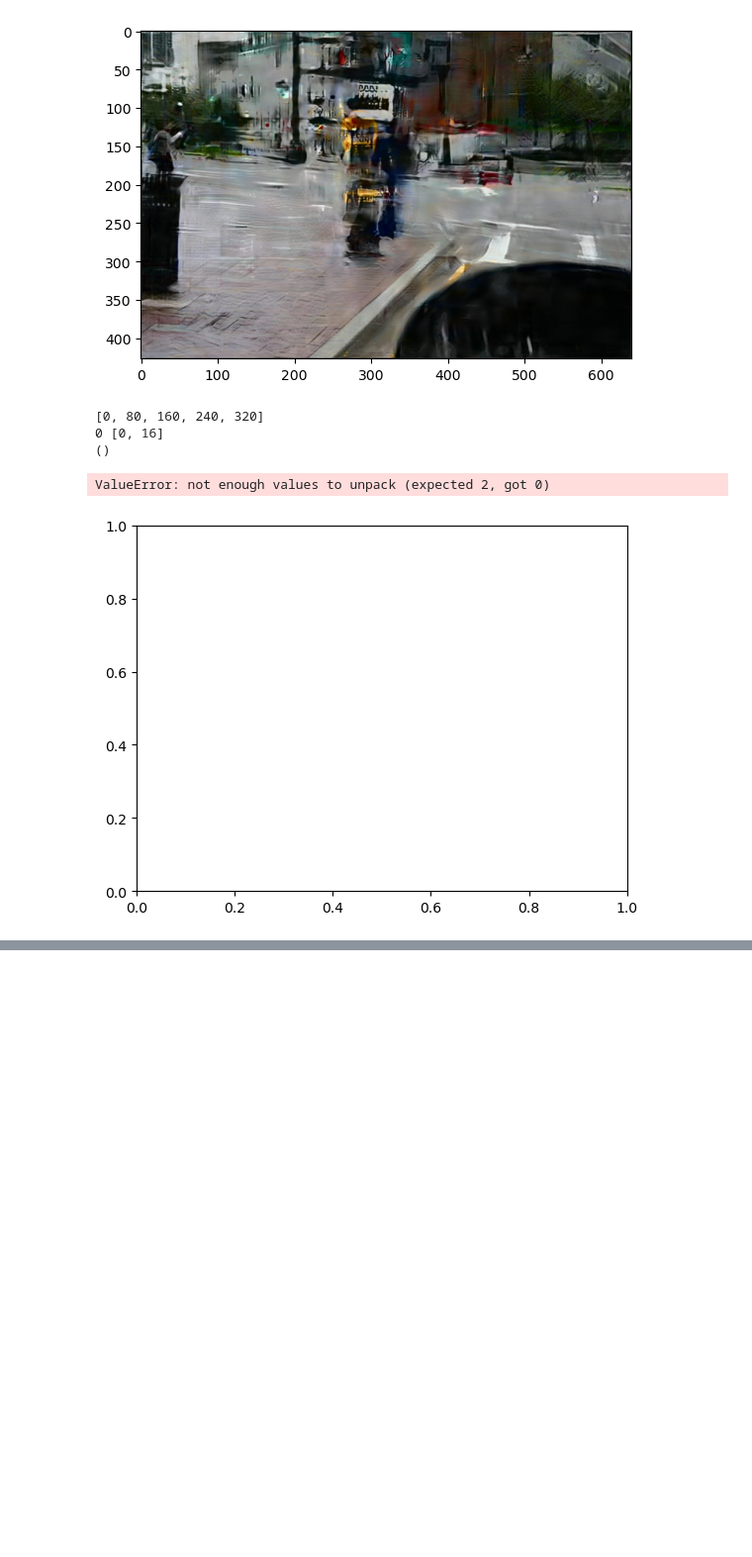
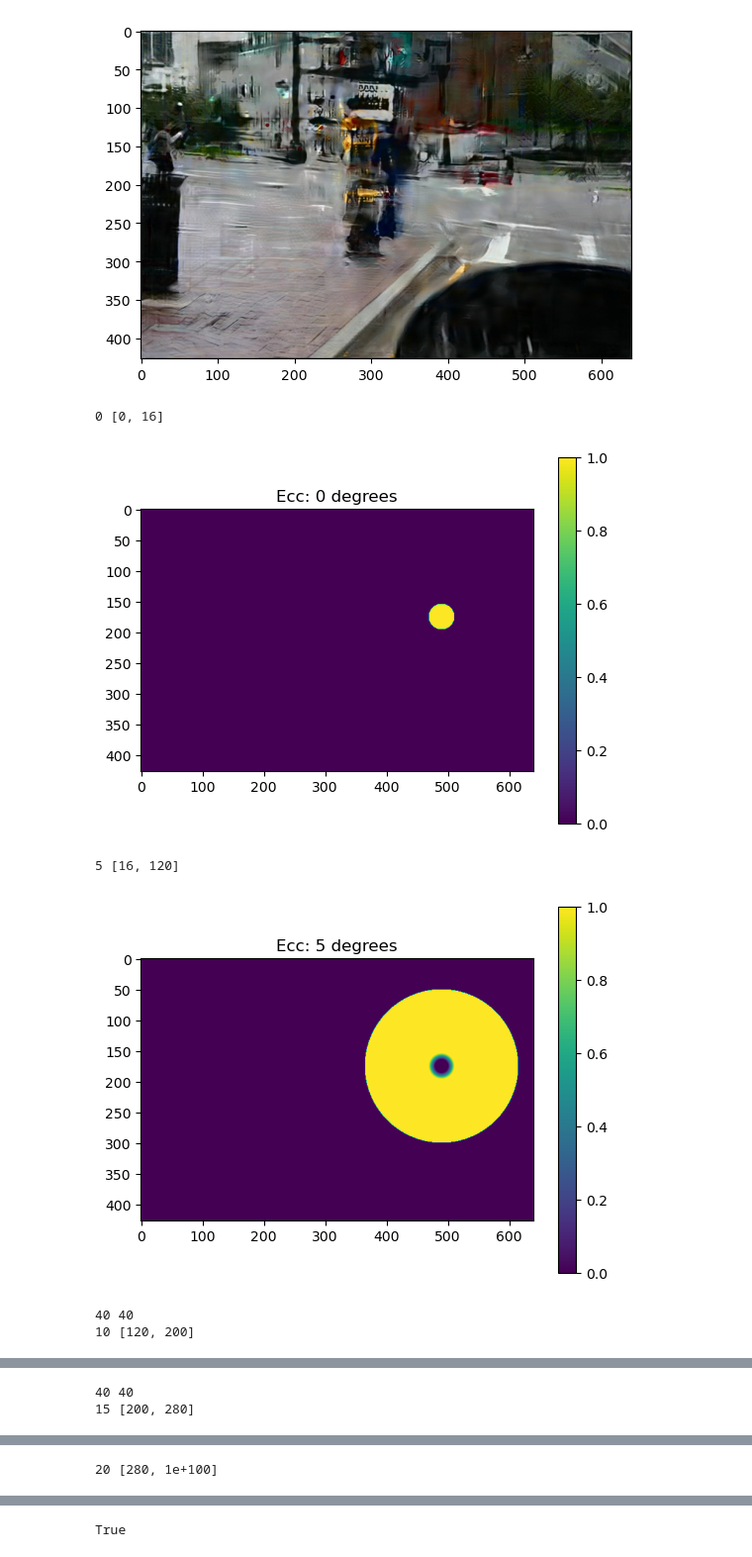
Before and after one commit to RosenholtzLab/CCP_CSHL, a Jupyter notebook: StitchPseudofoveated.ipynb, the cells around one changed output, grey strips where cells are left out. Shown at 99% size. Cells and saved outputs as stored; diff of their text form; code cells hidden in the pictures; blank space fills up the shorter version.

Commit message:
demo image example

```diff
--- a/StitchPseudofoveated.ipynb
+++ b/StitchPseudofoveated.ipynb
@@ -20,10 +20,10 @@ def readin_imglist(imgnum, eccs = [0,5,10,15,20],filepath='./COCO_Periph'):
     imglist = []
     for e in eccs:
         if(e==0):
-            impath = os.path.join(filepath,f'ecc{e*16}',f'{imgnum.zfill(12)}.jpg')
-        #   impath = os.path.join(filepath,'originals',f'{imgnum.zfill(12)}.jpg')
+            impath = os.path.join(filepath,f'{imgnum.zfill(12)}.jpg')
+            #impath = os.path.join(filepath,'originals',f'{imgnum.zfill(12)}.jpg')
         else:
-            impath = os.path.join(filepath,f'ecc{e*16}',f'mongrel_{imgnum.zfill(12)}_ecc_{e*16}_0.jpg')
+            impath = os.path.join(filepath,f'mongrel_{imgnum.zfill(12)}_ecc_{e*16}_0.jpg')
             #impath = os.path.join(filepath,f'ecc{e}',f'{imgnum.zfill(12)}.jpg')
 
         print(impath)
@@ -31,5 +31,5 @@ def readin_imglist(imgnum, eccs = [0,5,10,15,20],filepath='./COCO_Periph'):
         imglist.append(im)
     return(imglist)
 
-uniform_imgs = readin_imglist('11197',filepath='../COCO_Periph_CSHL_Demo/experiment_stimuli/')
+uniform_imgs = readin_imglist('11197',filepath='./demo_img/')
 # %% [output]
@@ -58,7 +58,7 @@ def stitch_image(uniform_imlist, fixation, deglist=[0,5,10,15,20], ppd=16, blend
     Parameters:
         uniform_imlist (list of numpy arrays): list of uniform foveated images to be stitched, starting from 0 degrees to furthest
             *Note*: All images in imlist must be the same size, and should start with an original image, then uniform transforms.
-        fixation (tuple): (x,y) fixation location specified in pixels
+        fixation (tuple): (x,y) fixation location specified in pixels (dist from left, dist from top)
         deglist (list of floats or ints): list of eccentricities represented by each image in imlist.
             *Note*: imlist and deglist must be the same length, and start with zero and increase.
         ppd (int): how many pixels subtend 1 degree viewing angle? (This is calculated by viewing distance, and COCO-Periph uses 16ppd)
@@ -74,13 +74,15 @@ def stitch_image(uniform_imlist, fixation, deglist=[0,5,10,15,20], ppd=16, blend
     fovea_size = ppd
     #convert degree list to pixel radius from center
     pixel_list = [ppd * d for d in deglist]
-    print(pixel_list)
+    #print(pixel_list)
 
-    #calcualte radius from fixation location
+    #calcualte indices for each pixel
     fx_x, fx_y = fixation
-    imsize_x, imsize_y, _ = np.shape(uniform_imlist[0])
-    normalized = ((imsize_x-fx_x),(imsize_y-fx_y))
-    r = np.hypot(normalized[0], normalized[1])
+    #print(np.shape(uniform_imlist[0]))
+    img_shape_y, img_shape_x, _ = np.shape(uniform_imlist[0])
+    y, x = np.indices([img_shape_y, img_shape_x])
+    #print(y)
+    #print(x)
 
     #fill whole image with furthest eccentricity
     pseudo_im = uniform_imlist[-1]
@@ -101,58 +103,68 @@ def stitch_image(uniform_imlist, fixation, deglist=[0,5,10,15,20], ppd=16, blend
                 # We've seeded the pseudo_im with this image already, so don't need to do this, but do it for completeness.
                 ecc_offset_below = (pixel_list[i] - pixel_list[i-1])//2 #this is the offset_above from the last loop
                 #our range in pixels for this eccentricity is centered at this pixel eccentricity, and halfway above and below to the neighboring ecc.
-                ecc_range = [pixel_list[i]-ecc_offset_below,pixel_list[i]]
+                ecc_range = [pixel_list[i]-ecc_offset_below,1e100]
             #all others blend bidirectionally.
             else:
                 #here we need the offset both above and below
                 ecc_offset_above = (pixel_list[i+1] - pixel_list[i])//2
                 ecc_offset_below = (pixel_list[i] - pixel_list[i-1])//2 #this is the offset_above from the last loop
                 #our range in pixels for this eccentricity is centered at this pixel eccentricity, and halfway above and below to the neighboring ecc.
                 ecc_range = [pixel_list[i]-ecc_offset_below,pixel_list[i]+ecc_offset_above]
                 print(ecc_offset_below, ecc_offset_above)
         print(ecc, ecc_range)
 
         #Now that we've specified the range, create a mask for a ring/doughnut at this eccentricity (plus the blending region)
+        normalized = ((x-fx_x),(y-fx_y)) #distance from fixation
+        r = np.hypot(normalized[0], normalized[1])
         ecc_mask = np.where((r>=ecc_range[0]) & (r<ecc_range[1]+blend_radius),1., 0.).astype(np.float32)
-        print(ecc_mask.shape)
-        plt.pcolormesh(ecc_mask)
-        plt.show()
+        #print(ecc_mask.shape)
+        # plt.pcolormesh(ecc_mask)
+        # plt.show()
 
         #gaussian blending to remove sharp edges
         # if(i>0):
         #     start_blend_r = ecc_range[0]-blend_radius
         #     end_blend_r = ecc_range[0]+blend_radius
         #     #     #mask must extend lower for linear blend
         #     ecc_mask = np.where((r>=start_blend_r) & (r<ecc_range[1]+blend_radius),1.,0.).astype(np.float32)
         #     ecc_mask = np.where((r>=start_blend_r) & (r<end_blend_r),(r-start_blend_r)/(end_blend_r-start_blend_r),ecc_mask)
 
+        if(i>0):
+            start_blend_r = ecc_range[0]-blend_radius
+            end_blend_r = ecc_range[0]+blend_radius
+            #mask must extend lower for linear blend
+            ecc_mask = np.where((r>=start_blend_r) & (r<ecc_range[1]+blend_radius),1.,0.).astype(np.float32)
+            ecc_mask = np.where((r>=start_blend_r) & (r<end_blend_r),(r-start_blend_r)/(end_blend_r-start_blend_r),ecc_mask)
+
+        #create masks
         ecc_mask_3d = np.concatenate((ecc_mask[:,:,None],ecc_mask[:,:,None],ecc_mask[:,:,None]),2)
-
         invert_mask = 1.0-ecc_mask_3d
 
+        #optional plotting of masks
         plt.imshow(ecc_mask_3d[:,:,0])
         plt.colorbar()
+        plt.title(f'Ecc: {ecc} degrees')
+        plt.savefig(f'./mask_ecc_{ecc}.png')
+
         plt.show()
-        plt.imshow(invert_mask[:,:,0])
-        plt.colorbar()
-        plt.show()
+        # plt.imshow(invert_mask[:,:,0])
+        # plt.colorbar()
+        # plt.show()
 
+        pseudo_im = np.uint8(ecc_mask_3d * uniform_imlist[i] + invert_mask * pseudo_im)
 
-
-        # #for eccentricities other than zero, use the mask at this eccentricity and add it to the final foveatd image.
-#plt.imshow(ecc_mask_3d[:,:,0])
-                    #plt.colorbar()
-                    #plt.show()
-                    #plt.imshow(invert_mask[:,:,0])
-                    #plt.colorbar()
-                    #plt.show()
-        # pseudo_im = np.uint8(ecc_mask_3d * unif_mong_list[i] + invert_mask * pseudo_im)
     return(pseudo_im)
 
-stitched_image = stitch_image(uniform_imgs, (50,50))
+stitched_image = stitch_image(uniform_imgs, (490,175))
+plt.imshow(stitched_image)
+
+stitched_image_cv2 = cv2.cvtColor(stitched_image, cv2.COLOR_RGB2BGR)
+cv2.imwrite('./stitched_image.png',stitched_image_cv2)
 # %% [output]
-[0, 80, 160, 240, 320]
 0 [0, 16]
-()
+[figure, new version]
-ValueError: not enough values to unpack (expected 2, got 0)
+5 [16, 120]
-[figure, old version]
+[figure, added]
+40 40
+10 [120, 200]
@@ -158,0 +172,2 @@ ValueError: not enough values to unpack (expected 2, got 0)
+40 40
+15 [200, 280]
@@ -158,0 +175 @@ ValueError: not enough values to unpack (expected 2, got 0)
+20 [280, 1e+100]
@@ -158,0 +177 @@ ValueError: not enough values to unpack (expected 2, got 0)
+True
```
Also changed, not shown: parts of 3 cells of this notebook, 5 other files.
